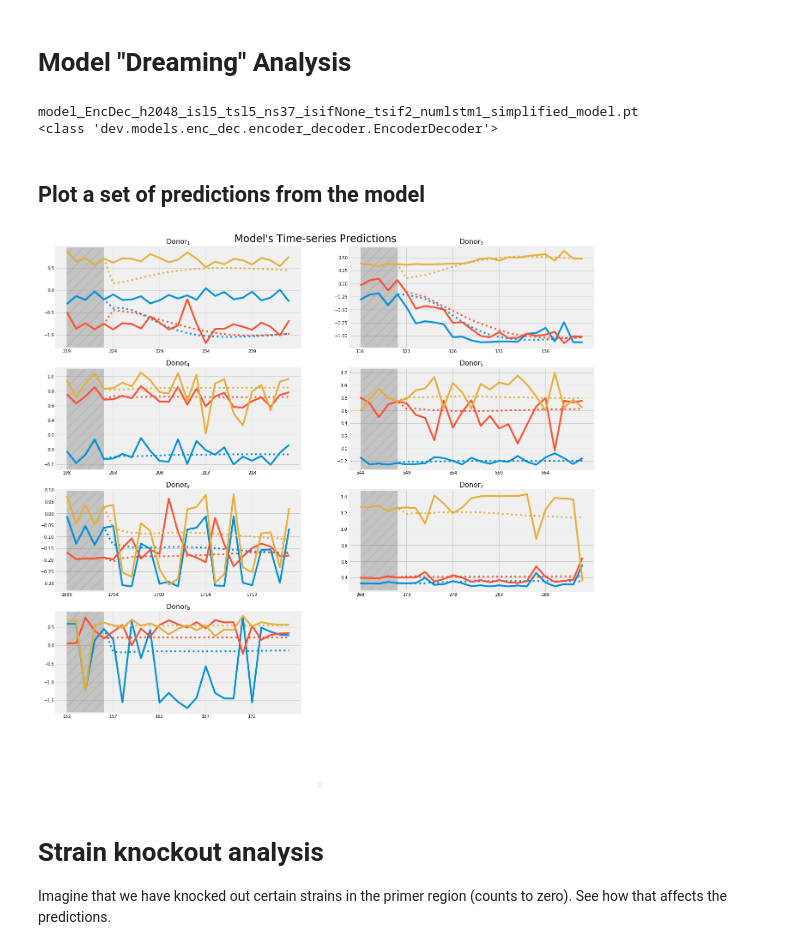
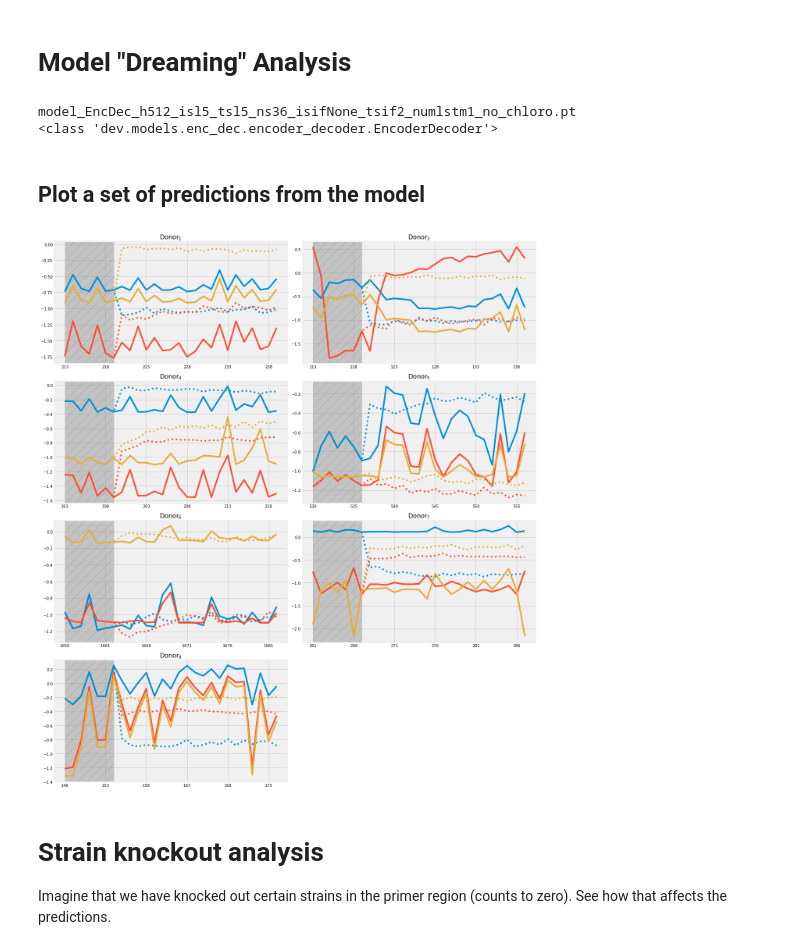
Before and after one commit to michaelwiest/microbiome-rnn, a Jupyter notebook: notebooks/Model Evaluator.ipynb, the cells around one changed output. Cells and saved outputs as stored; diff of their text form; code cells hidden in the pictures.

```diff
--- a/notebooks/Model Evaluator.ipynb
+++ b/notebooks/Model Evaluator.ipynb
@@ -199,0 +320,12 @@ Text(0.5,1.015,'Normalized Loss Contribution from Each Strain')
+# %%
+train = t_v_losses[0][0]
+val = t_v_losses[1][0]
+fig, ax = plt.subplots(2, 1, figsize=(10, 5))
+axl = ax.flatten()
+cbar_ax = fig.add_axes([1, 0.1, .03, 0.85])
+for i, to_plot in enumerate([train, val]):
+    sns.heatmap(to_plot.T, square=True, cmap='coolwarm', ax=axl[i], cbar=i == 0,
+               cbar_ax=None if i else cbar_ax)
+    axl[i].set_xticklabels(list(range((to_plot.shape[0]))), fontsize=16)
+    axl[i].set_yticklabels(list(range((to_plot.shape[1]))), fontsize=16, rotation=0)
+plt.tight_layout()
@@ -203,9 +337,9 @@ Text(0.5,1.015,'Normalized Loss Contribution from Each Strain')
 # CUDA_LAUNCH_BLOCKING=1
 torch.cuda.set_device(1)
 # Instantiate the model
-hidden_dim = 2048
-reduced_num_strains = 37
-slice_len = 37
+hidden_dim = 512
+reduced_num_strains = 36
+slice_len = 36
 num_lstm = 1
 use_gpu = torch.cuda.is_available()
 otu_handler.min_len = 30
@@ -221,7 +355,7 @@ model.load_state_dict(torch.load(os.path.join(output_dir, model_name)))
 
 model = model.cuda()
 # %% [output]
-model_EncDec_h2048_isl5_tsl5_ns37_isifNone_tsif2_numlstm1_simplified_model.pt
+model_EncDec_h512_isl5_tsl5_ns36_isifNone_tsif2_numlstm1_no_chloro.pt
 <class 'dev.models.enc_dec.encoder_decoder.EncoderDecoder'>
 # %% [markdown]
 ## Plot a set of predictions from the model
@@ -229,7 +363,7 @@ model_EncDec_h2048_isl5_tsl5_ns37_isifNone_tsif2_numlstm1_simplified_model.pt
 model = model.train()
 # %%
 # How far into the dataset to start for a primer.
-start_fraction = 0.8
+start_fraction = 0.78
 starts = [start_fraction] * len(otu_handler.samples)
 primer_len = 5
 window_size = 5
@@ -237,10 +371,10 @@ predict_length = 20
 samps = [i for i, s in enumerate(otu_handler.samples) if s.shape[1] * 0.2 > primer_len + predict_length]
 # Range of strain indices to plot.
 # r = range(10, 13)
-r = [25, 18, 15]
-# r = [25, 21, 5]
-# r = list(np.random.randint(size=3, low=0, high=31))
-# r = [4, 5, 6 ]
+# r = [25, 18, 15]
+# r = [0, 2, 21]
+r = list(np.random.randint(size=3, low=0, high=36))
+r = [29, 25, 7]
 # Can reconfigure this to actually display relevant strain names.
 labels = ['Strain: {}'.format(ri) for ri in r]
 # %%
@@ -248,7 +382,7 @@ labels = ['Strain: {}'.format(ri) for ri in r]
 num_cols = 2
 num_rows = int(len(samps) / num_cols) + (len(samps) % num_cols)
 subplot_height = num_rows * 5
-subplot_width = num_cols * 10
+subplot_width = num_cols * 9
 # %%
 %matplotlib inline
 
@@ -261,39 +395,39 @@ for i, s in enumerate(otu_handler.samples):
     if i in samps:
         start_index = int(starts[k] * s.shape[1])
         primer, comparison = get_primer_and_comparison_data(otu_handler,
                                                             i,
                                                             start_index,
                                                             primer_len,
                                                             predict_length)
     #     dream = model.daydream(primer, predict_len=predict_length,
     #                            bypass_encoder=False,
     #                            batch=True,
     #                            window_size=window_size)
         dream = model.daydream2(primer, predict_len=predict_length)
 
-        if i == 0:
+        if k == 0:
             for j, ri in enumerate(r):
                 axl[k].plot(dream[ri, :, 0].T, ls=':', c=default_colors[j], label='{}: Prediction'.format(labels[j]))
                 axl[k].plot(comparison[ri, :].T, c=default_colors[j], label='{}: Actual'.format(labels[j]))
         else:
             for j, ri in enumerate(r):
                 axl[k].plot(dream[ri, :, 0].T, ls=':', c=default_colors[j], label='_nolegend_')
                 axl[k].plot(comparison[ri, :].T, c=default_colors[j], label='_nolegend_')
         axl[k].axvspan(0, (primer_len) - 1, alpha=0.4, color='gray',
                     label='_nolegend_', hatch='/')
         axl[k].set_xticks(list(range(primer_len + predict_length))[::5])
         axl[k].set_xticklabels(list(range(start_index, start_index + primer_len + predict_length))[::5])
         axl[k].set_title(file_labs[i], fontsize=16)
         k += 1
 # Cleanup
-if num_rows * num_cols != len(otu_handler.samples):
+if num_rows * num_cols != len(samps):
     ax[-1, -1].axis('off')
-
-fig.legend(loc='lower center', ncol=len(r), labelspacing=0.2, fontsize=14)
-plt.suptitle('Model\'s Time-series Predictions', fontsize=24, y=0.9)
+plt.tight_layout()
+# fig.legend(loc='lower center', ncol=len(r), labelspacing=0.2, fontsize=14)
+# plt.suptitle('Model\'s Time-series Predictions', fontsize=24, y=0.9)
 plt.show()
 # %% [output]
-[figure, old version]
+[figure, new version]
 # %% [markdown]
 # Strain knockout analysis
 Imagine that we have knocked out certain strains in the primer region (counts to zero). See how that affects the predictions.
```
Also changed, not shown: parts of 20 cells of this notebook.
